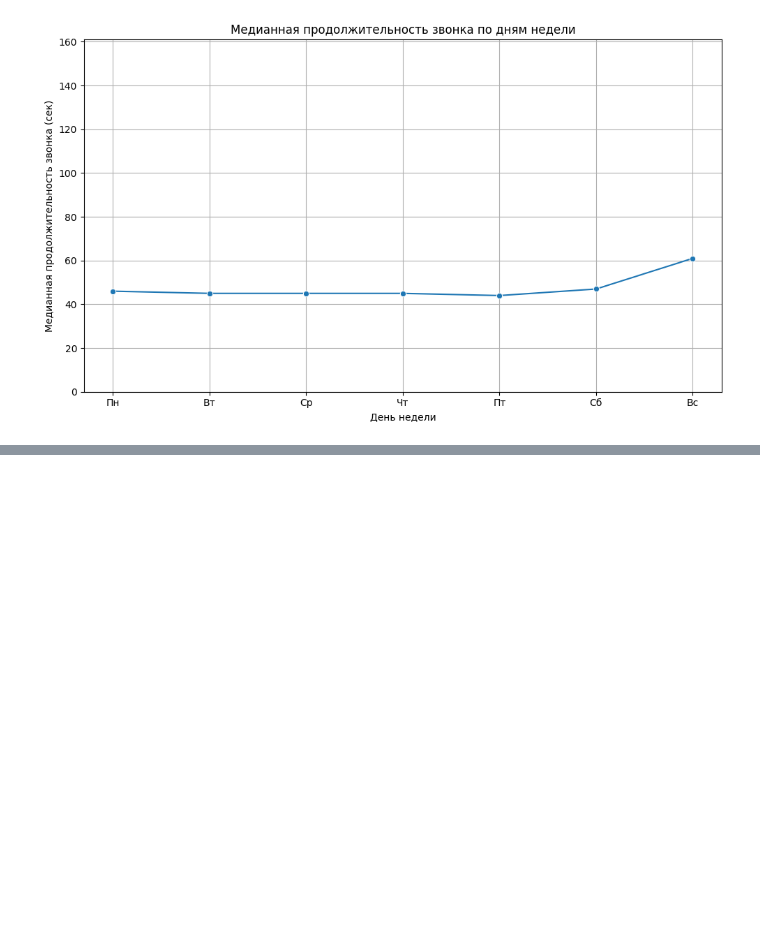
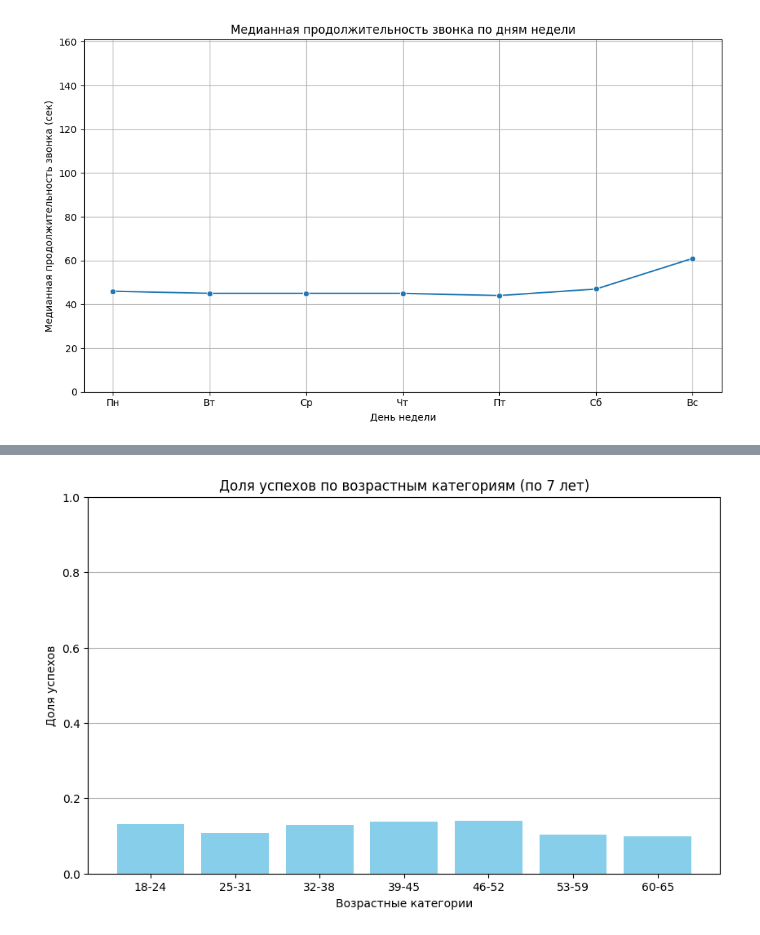
Before and after one commit to bygaga993/bread_dano_2024, a Jupyter notebook: visualization.ipynb, the cells around one changed output, grey strips where cells are left out. Saved outputs shown, nothing was run; the diff lists cells and outputs as text; code cells hidden in the pictures; blank space fills up the shorter version.

```diff
--- a/visualization.ipynb
+++ b/visualization.ipynb
@@ -292,0 +323,34 @@ plt.show()
+# %%
+def age_category(age):
+    if age < 25:
+        return '18-24'
+    elif age < 32:
+        return '25-31'
+    elif age < 39:
+        return '32-38'
+    elif age < 46:
+        return '39-45'
+    elif age < 53:
+        return '46-52'
+    elif age < 60:
+        return '53-59'
+    else:
+        return '60-65'
+
+df['age_cat'] = df['age'].apply(age_category)
+
+
+success_rate = df.groupby('age_cat')['flag_call_result'].mean().reset_index()
+
+success_rate.columns = ['age_cat', 'success_rate']
+
+plt.figure(figsize=(10, 6))
+plt.bar(success_rate['age_cat'], success_rate['success_rate'], color='skyblue')
+plt.title('Доля успехов по возрастным категориям (по 7 лет)')
+plt.xlabel('Возрастные категории')
+plt.ylabel('Доля успехов')
+plt.ylim(0, 1)
+plt.grid(axis='y')
+plt.show()
+# %% [output]
+[figure, added]
```
Also changed, not shown: parts of 8 cells of this notebook.
